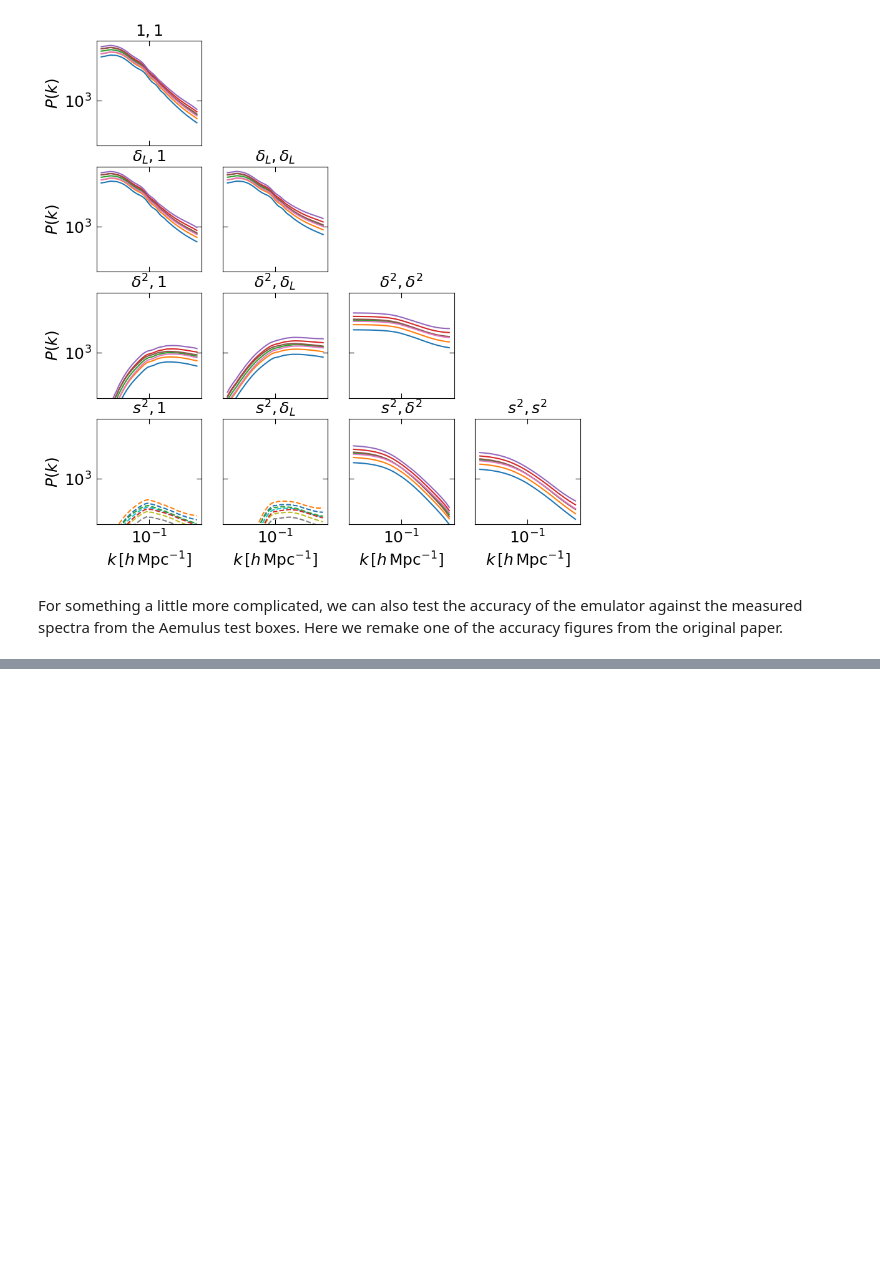
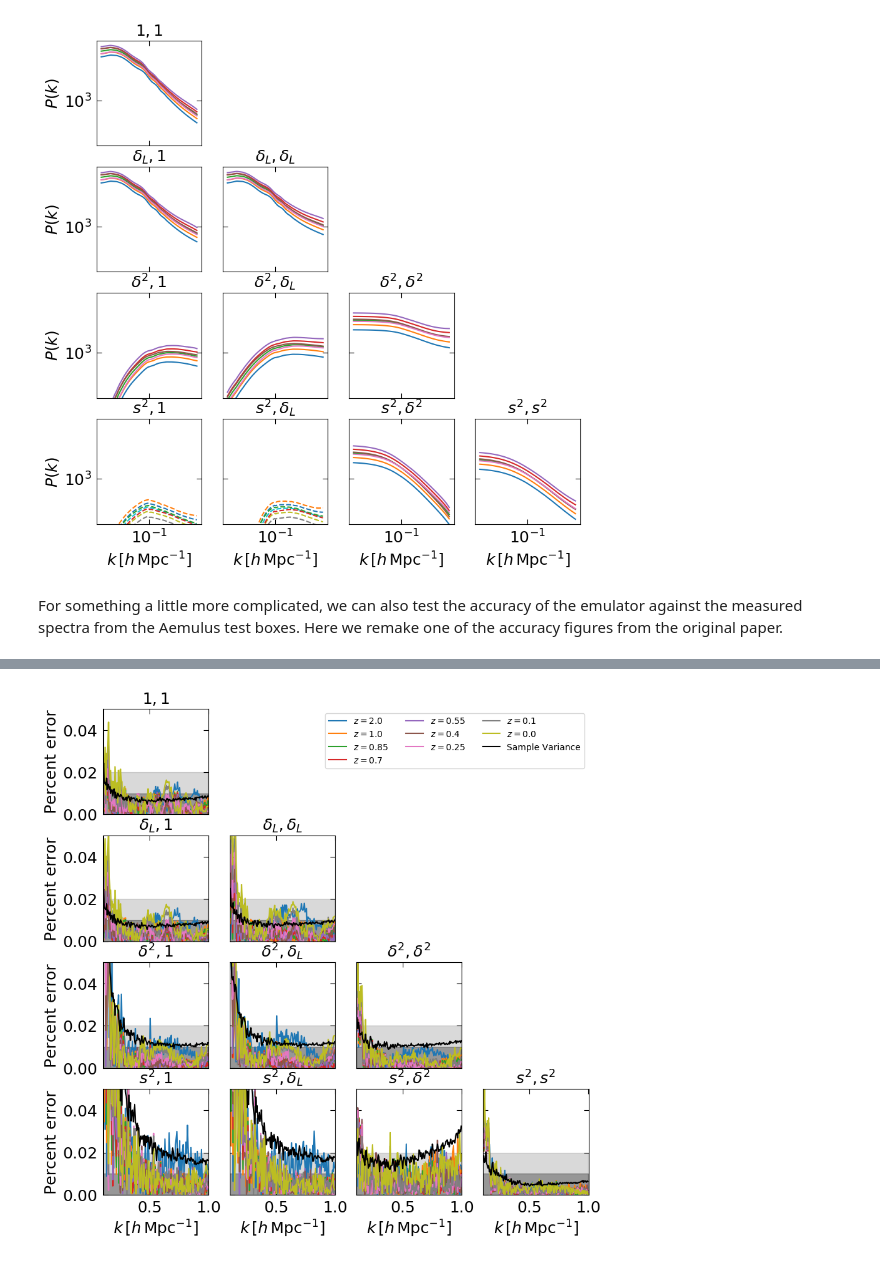
Before and after one commit to kokron/anzu, a Jupyter notebook: notebooks/train_and_predict.ipynb, the cells around one changed output, grey strips where cells are left out. Drawn from its saved outputs; the diff is of its cells as text; code cells hidden in the pictures; blank space fills up the shorter version.

```diff
--- a/notebooks/train_and_predict.ipynb
+++ b/notebooks/train_and_predict.ipynb
@@ -201,0 +268,19 @@ f.set_figwidth(10)
+# %%
+cosmos_test_file = 'test_cosmos.txt'
+design_test, design_test_scaled = emu._setup_design(cosmos_test_file)
+
+#read in CLEFT and Aemulus spectra for test cosmologies
+dirname = '/'.join([os.path.abspath(''),'../anzu/data'])
+spectra_lpt_test = np.load('{}/kecleft_spectra_test.npy'.format(dirname))
+spectra_aem_test = np.load('{}/spectra_aem_test_compensated_fixedgrowth.npy'.format(dirname))
+spectra_aem_test_mean = np.nanmean(spectra_aem_test, axis=1)
+
+#Set up some data for tests of PCA only
+spectra_lpt_test_extrap = emu._powerlaw_extrapolation(spectra_lpt_test)
+simoverlpt_test = emu._ratio_and_smooth(spectra_aem_test_mean, spectra_lpt_test_extrap)
+
+zidx = emu.zidx
+
+spectra_aem_reshape = spectra_aem_test_mean[:,zidx:,...].reshape(7 * emu.nz, 10, -1)
+spectra_lpt_test_reshape = spectra_lpt_test[:,zidx:,...].reshape(7 * emu.nz, 10, -1)
+spectra_aem_test_mean = spectra_aem_test_mean[:,zidx:,...]
@@ -201,0 +321,41 @@ f.set_figwidth(10)
+# %%
+varpk = np.nanmean(np.nanstd(spectra_aem_test, axis=1), axis=(0,1))
+meanpk = np.nanmean(np.nanmean(spectra_aem_test, axis=1), axis=(0,1))
+
+f, ax = plt.subplots(4,4, sharex=True, sharey=True, facecolor='w')
+counter = 0
+tbcount = 3
+components = ['1', '\delta_L', '\delta^2', 's^2']
+
+for i in range(4):
+    for j in range(4):
+        if j>i:
+            ax[i,j].axis('off')
+            continue
+
+        l0 = ax[i,j].plot(k[kmin_idx:kmax_idx], np.abs(resids_emu[tbcount,:,counter,kmin_idx:kmax_idx].T))
+        l1 = ax[i,j].plot(k[kmin_idx:kmax_idx], varpk[counter, kmin_idx:kmax_idx].T/np.abs(meanpk[counter,kmin_idx:kmax_idx].T), color='k')
+
+        counter += 1
+        ax[i][j].fill_between(k[kmin_idx:kmax_idx], np.zeros(kmax_idx-kmin_idx),
+                              np.zeros(kmax_idx-kmin_idx) + 0.01, alpha=0.3, color='k')
+        ax[i][j].fill_between(k[kmin_idx:kmax_idx], np.zeros(kmax_idx-kmin_idx),
+                              np.zeros(kmax_idx-kmin_idx) + 0.02, alpha=0.15, color='k')
+
+        ax[i][j].set_title((r'${},{}$'.format(components[i], components[j])))
+        if i==3:
+            ax[i][j].set_xlabel(r'$k\, [h\,{\rm Mpc}^{-1}]$')
+        if j==0:
+            ax[i][j].set_ylabel(r'Percent error')
+
+ax[0][0].set_ylim([0, .05])
+ax[0][0].set_xlim([k[kmin_idx], k[kmax_idx]])
+l0.extend(l1)
+#l0.extend(l2)
+labels= ['$z={}$'.format(zi) for zi in emu.zs[1:]]
+labels.extend([r'Sample Variance', r'Mean PCA residual'])
+ax[0][3].legend(l0, labels, fontsize=10, ncol=3)
+f.set_figheight(10)
+f.set_figwidth(10)
+# %% [output]
+[figure, added]
```
Also changed, not shown: parts of 14 cells of this notebook, 2 other files.
